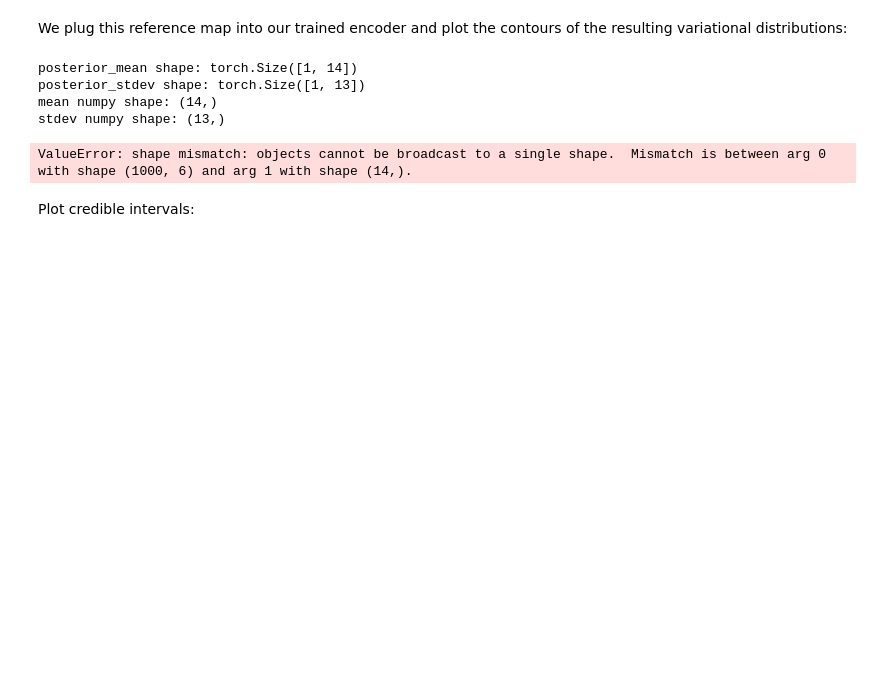
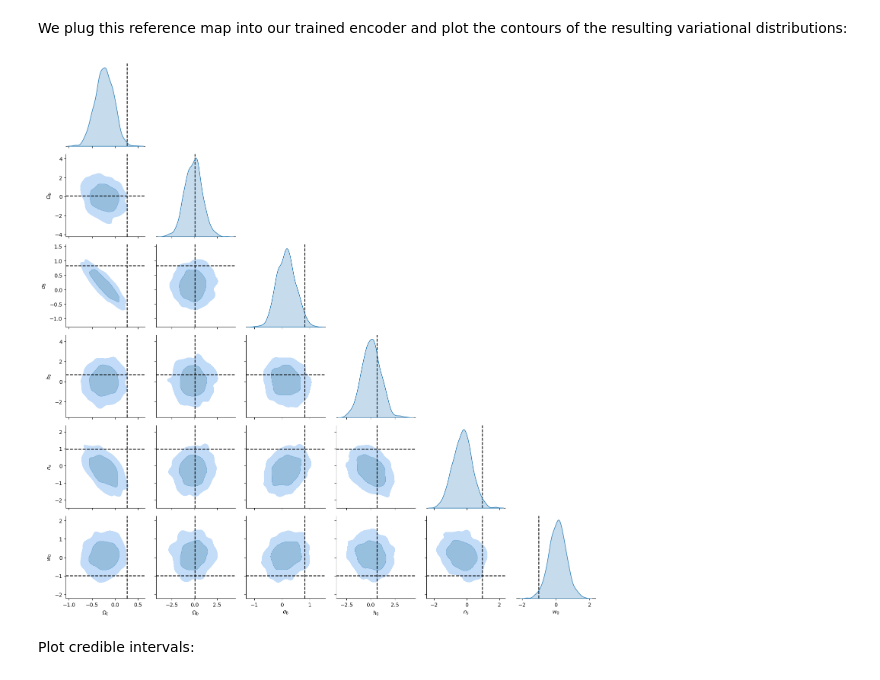
Before and after one commit to prob-ml/blissWL, a Jupyter notebook: maps_to_cosmology/notebooks/results.ipynb, the cells around one changed output. Drawn from its saved outputs; the diff is of its cells as text; code cells hidden in the pictures; blank space fills up the shorter version.

```diff
--- a/maps_to_cosmology/notebooks/results.ipynb
+++ b/maps_to_cosmology/notebooks/results.ipynb
@@ -175,39 +175,32 @@ with torch.no_grad():
         .permute(2, 0, 1)          # [H,W,C] -> [C,H,W]
         .unsqueeze(0)              # -> [1,C,H,W]
         .to(device)
+        .float()
     )
     out = encoder(reference_map_tensor)
-    posterior_mean = out[:, 0::2]
-    posterior_stdev = out[:, 1::2].clamp(-10, 10).exp().sqrt()
+
+    dist = encoder.var_dist.get_dist(out)
+
+    posterior_mean = dist.loc.squeeze(0)
+    posterior_stdev = torch.sqrt(
+        torch.diagonal(dist.covariance_matrix, dim1=-2, dim2=-1)
+    ).squeeze(0)
 # %%
 num_samples = 1000
-mean = posterior_mean.squeeze().cpu().numpy()
-stdev = posterior_stdev.squeeze().cpu().numpy()
-print("posterior_mean shape:", posterior_mean.shape)
-print("posterior_stdev shape:", posterior_stdev.shape)
-print("mean numpy shape:", mean.shape)
-print("stdev numpy shape:", stdev.shape)
-samples = np.random.normal(loc=mean, scale=stdev, size=(num_samples, 6))
+samples = dist.rsample((num_samples,)).squeeze(1).cpu().numpy()
 df = pd.DataFrame(samples, columns=param_names)
 
 g = sns.PairGrid(df, corner=True, diag_sharey=False)
 g.map_diag(sns.kdeplot, fill=True)
 g.map_lower(sns.kdeplot, levels=[0.05, 0.32, 1.0], fill=True, alpha=0.5)
 
 for i in range(6):
-    # Diagonal: vertical line at true value
-    g.axes[i, i].axvline(reference_params[i], color='black', linestyle='--')
-
-    # Lower triangle: vertical and horizontal dashed lines at true values
+    g.axes[i, i].axvline(reference_params[i], color="black", linestyle="--")
     for j in range(i):
-        g.axes[i, j].axvline(reference_params[j], color='black', linestyle='--')
-        g.axes[i, j].axhline(reference_params[i], color='black', linestyle='--')
+        g.axes[i, j].axvline(reference_params[j], color="black", linestyle="--")
+        g.axes[i, j].axhline(reference_params[i], color="black", linestyle="--")
 # %% [output]
-posterior_mean shape: torch.Size([1, 14])
-posterior_stdev shape: torch.Size([1, 13])
-mean numpy shape: (14,)
-stdev numpy shape: (13,)
-ValueError: shape mismatch: objects cannot be broadcast to a single shape.  Mismatch is between arg 0 with shape (1000, 6) and arg 1 with shape (14,).
+[figure, added]
 # %% [markdown]
 Plot credible intervals:
 # %%
```
Also changed, not shown: parts of 1 cell of this notebook.
